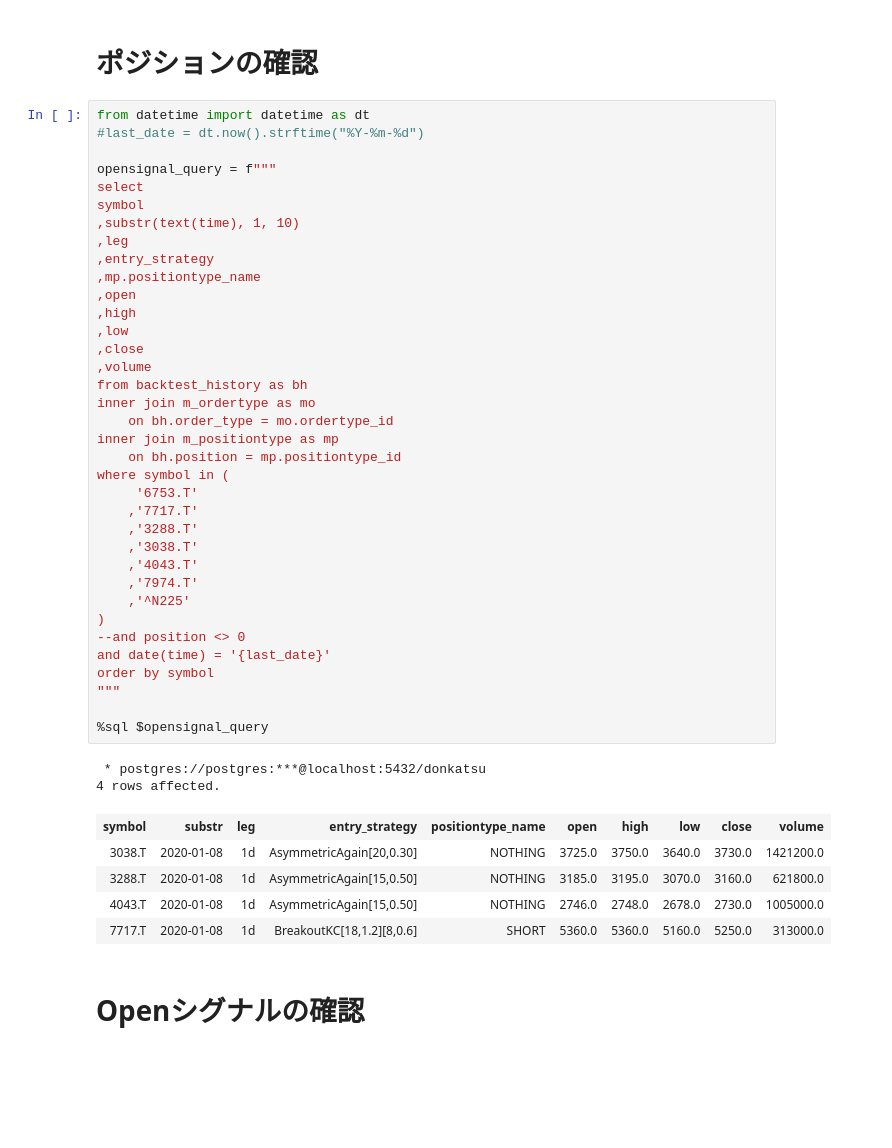
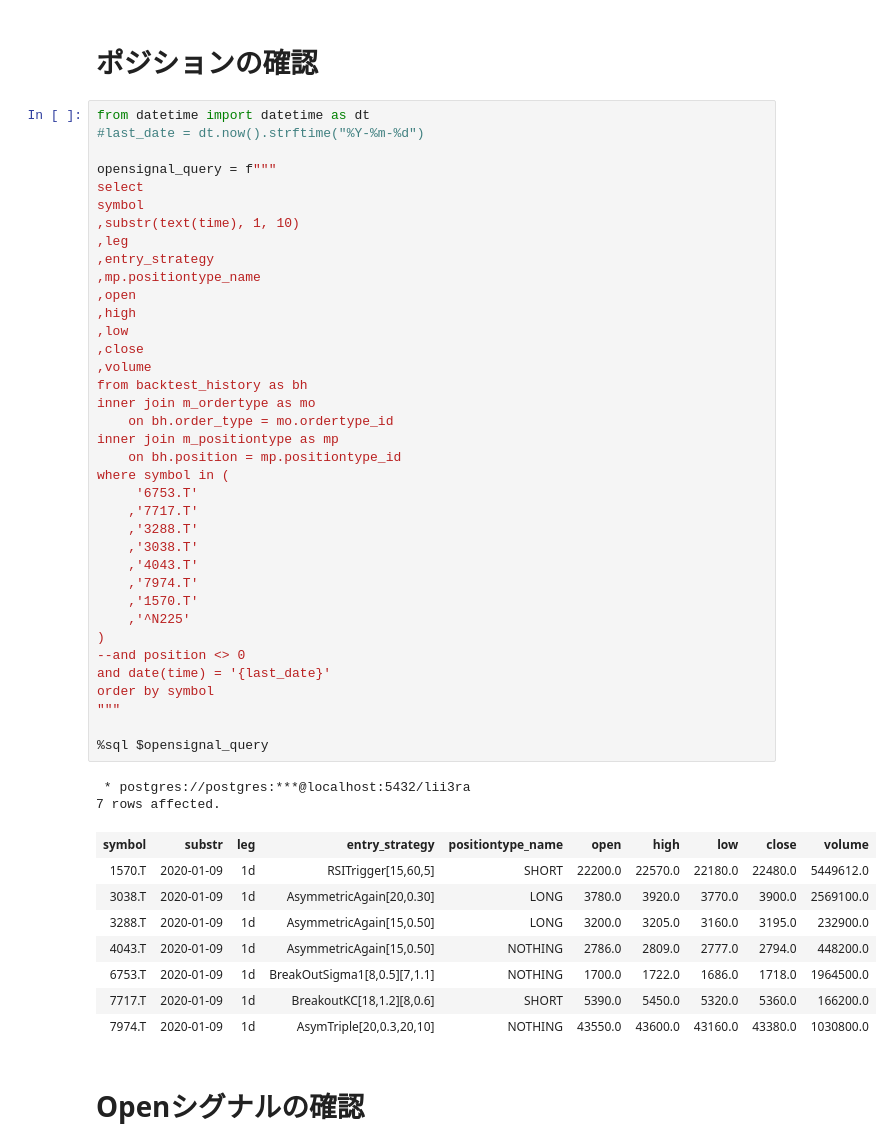
Before and after one commit to tranducquy/lii3ra, a Jupyter notebook: jupyter/swing_trading-20200109.ipynb, the cells around one changed output. Drawn from its saved outputs; the diff is of its cells as text; blank space fills up the shorter version.

```diff
--- a/jupyter/swing_trading-20200109.ipynb
+++ b/jupyter/swing_trading-20200109.ipynb
@@ -193,39 +191,43 @@ symbol
 ,leg
 ,entry_strategy
 ,mp.positiontype_name
 ,open
 ,high
 ,low
 ,close
 ,volume
 from backtest_history as bh
 inner join m_ordertype as mo
     on bh.order_type = mo.ordertype_id
 inner join m_positiontype as mp
     on bh.position = mp.positiontype_id
 where symbol in (
      '6753.T'
     ,'7717.T'
     ,'3288.T'
     ,'3038.T'
     ,'4043.T'
     ,'7974.T'
+    ,'1570.T'
     ,'^N225'
 )
 --and position <> 0
 and date(time) = '{last_date}'
 order by symbol
 """
 
 %sql $opensignal_query
 # %% [output]
- * postgres://postgres:***@localhost:5432/donkatsu
-4 rows affected.
+ * postgres://postgres:***@localhost:5432/lii3ra
+7 rows affected.
 | symbol | substr | leg | entry_strategy | positiontype_name | open | high | low | close | volume |
-| 3038.T | 2020-01-08 | 1d | AsymmetricAgain[20,0.30] | NOTHING | 3725.0 | 3750.0 | 3640.0 | 3730.0 | 1421200.0 |
-| 3288.T | 2020-01-08 | 1d | AsymmetricAgain[15,0.50] | NOTHING | 3185.0 | 3195.0 | 3070.0 | 3160.0 | 621800.0 |
-| 4043.T | 2020-01-08 | 1d | AsymmetricAgain[15,0.50] | NOTHING | 2746.0 | 2748.0 | 2678.0 | 2730.0 | 1005000.0 |
-| 7717.T | 2020-01-08 | 1d | BreakoutKC[18,1.2][8,0.6] | SHORT | 5360.0 | 5360.0 | 5160.0 | 5250.0 | 313000.0 |
+| 1570.T | 2020-01-09 | 1d | RSITrigger[15,60,5] | SHORT | 22200.0 | 22570.0 | 22180.0 | 22480.0 | 5449612.0 |
+| 3038.T | 2020-01-09 | 1d | AsymmetricAgain[20,0.30] | LONG | 3780.0 | 3920.0 | 3770.0 | 3900.0 | 2569100.0 |
+| 3288.T | 2020-01-09 | 1d | AsymmetricAgain[15,0.50] | LONG | 3200.0 | 3205.0 | 3160.0 | 3195.0 | 232900.0 |
+| 4043.T | 2020-01-09 | 1d | AsymmetricAgain[15,0.50] | NOTHING | 2786.0 | 2809.0 | 2777.0 | 2794.0 | 448200.0 |
+| 6753.T | 2020-01-09 | 1d | BreakOutSigma1[8,0.5][7,1.1] | NOTHING | 1700.0 | 1722.0 | 1686.0 | 1718.0 | 1964500.0 |
+| 7717.T | 2020-01-09 | 1d | BreakoutKC[18,1.2][8,0.6] | SHORT | 5390.0 | 5450.0 | 5320.0 | 5360.0 | 166200.0 |
+| 7974.T | 2020-01-09 | 1d | AsymTriple[20,0.3,20,10] | NOTHING | 43550.0 | 43600.0 | 43160.0 | 43380.0 | 1030800.0 |
 # %% [markdown]
 # Openシグナルの確認
 # %%
```
Also changed, not shown: parts of 16 cells of this notebook, 1 other file.
